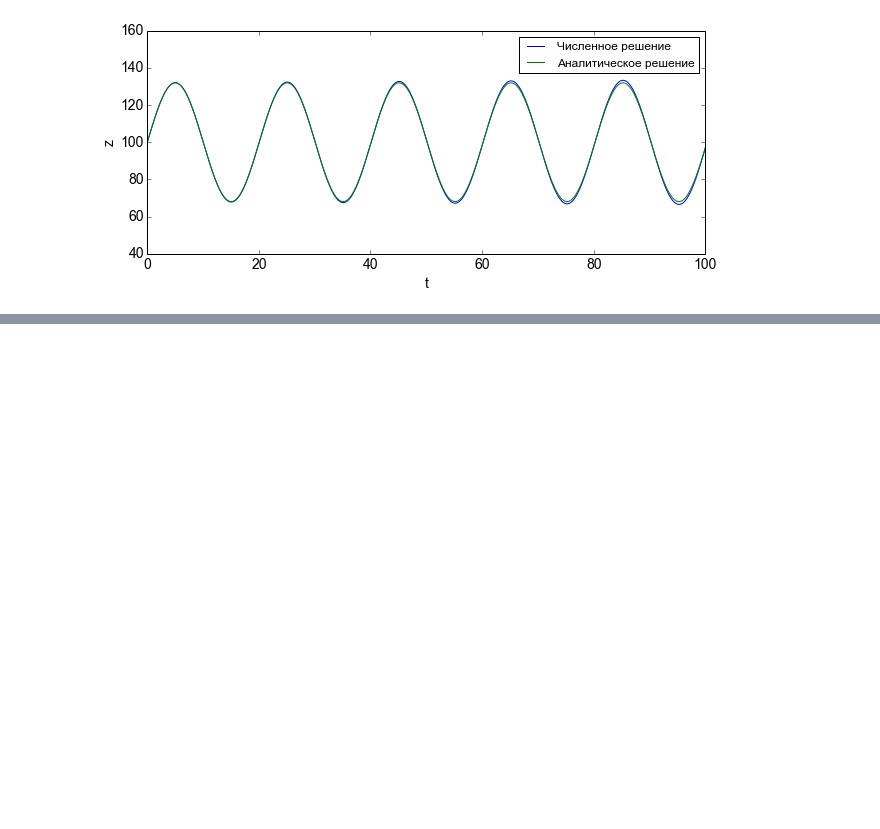
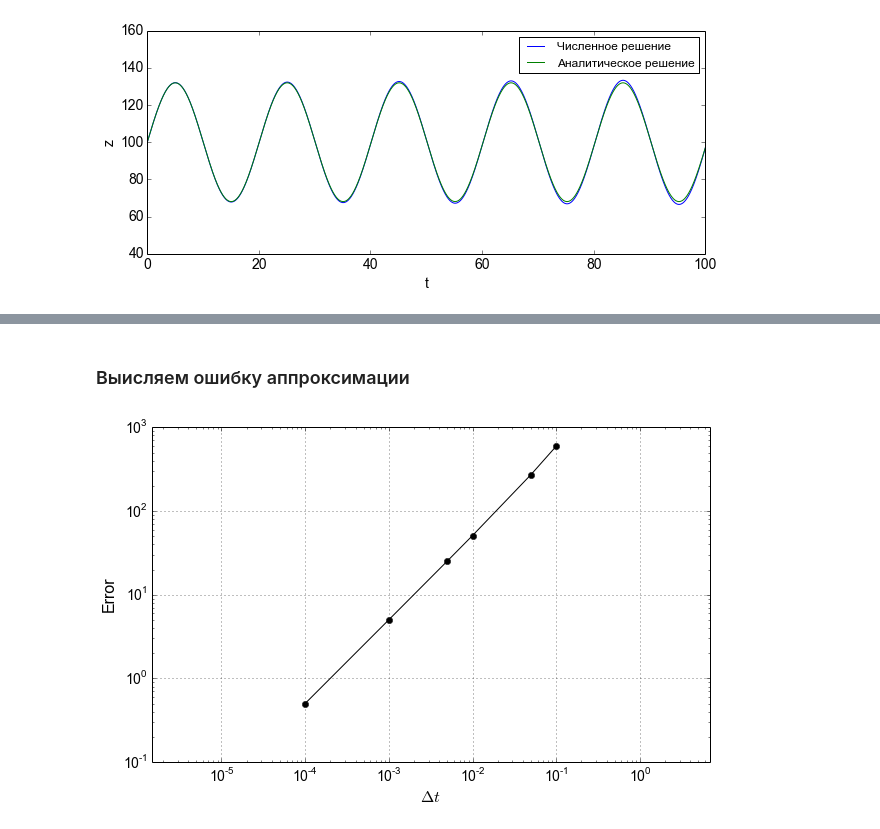
Before and after one commit to sidrahahmedAppliedMath/numerical-mooc, a Jupyter notebook: hw/01_02_hw_phugoid_oscillation.ipynb, the cells around one changed output, grey strips where cells are left out. Cells and saved outputs as stored; diff of their text form; code cells hidden in the pictures; blank space fills up the shorter version.

```diff
--- a/hw/01_02_hw_phugoid_oscillation.ipynb
+++ b/hw/01_02_hw_phugoid_oscillation.ipynb
@@ -174,0 +185,2 @@ plt.legend([u'Численное решение',u'Аналитическое р
+# %% [markdown]
+### Выисляем ошибку аппроксимации
@@ -174,0 +210,33 @@ plt.legend([u'Численное решение',u'Аналитическое р
+# %%
+# массив шагов по времени
+dt_values = numpy.array([0.1, 0.05, 0.01, 0.005, 0.001, 0.0001])
+
+# массив решений
+z_values = numpy.empty_like(dt_values, dtype=numpy.ndarray)
+error_values = numpy.empty_like(dt_values)
+
+for i, dt in enumerate(dt_values):
+    N = int(T/dt)+1    # число шагов по времени меняется с уменьшением самого шага
+    ### discretize the time using numpy.linspace() ###
+    #t = numpy.linspace(0.0, T, N)
+
+    # initial conditions
+    u = numpy.array([z0, v])
+    z = numpy.zeros(N)
+    z[0] = z0
+
+    # time loop - Euler method
+    z = euler_method(u,z)
+
+    z_values[i] = z.copy()    # store the total elevation calculation grid i
+    error_values[i] = get_error(z_values[i], dt) ### call the function get_error()
+# %%
+plt.figure(figsize=(10, 6))
+plt.tick_params(axis='both', labelsize=14) #increase tick font size
+plt.grid(True)                         #turn on grid lines
+plt.xlabel('$\Delta t$', fontsize=16)  #x label
+plt.ylabel('Error', fontsize=16)       #y label
+plt.loglog(dt_values, error_values, 'ko-')  #log-log plot
+plt.axis('equal')                      #make axes scale equally;
+# %% [output]
+[figure, added]
```
Also changed, not shown: parts of 4 cells of this notebook.
